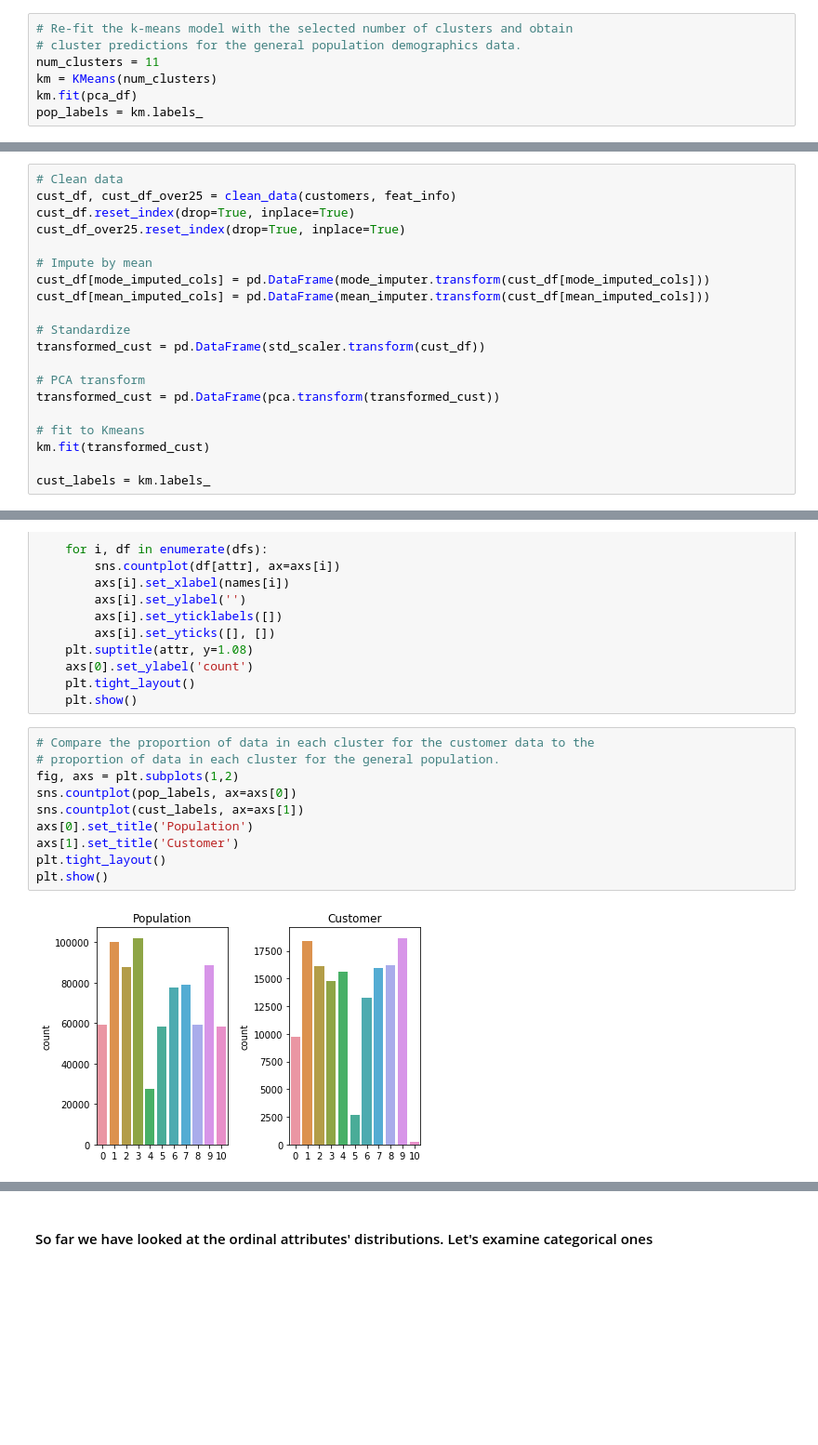
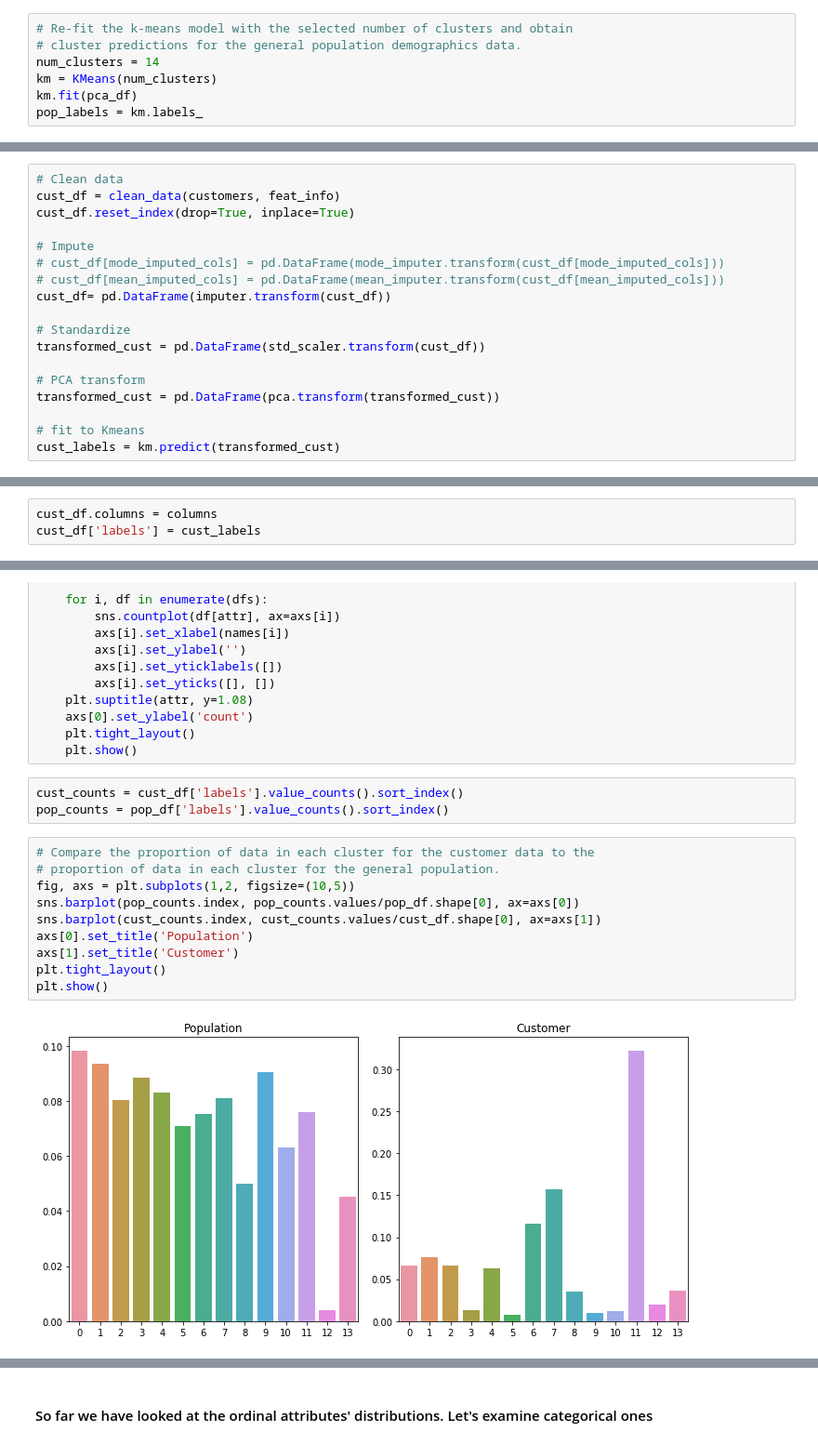
Before and after one commit to Hieuqng/Udacity-s-Data-Scientist-Nano-Degree, a Jupyter notebook: p3_Identify_Customer_Segments/Identify_Customer_Segments.ipynb, the cells around one changed output, grey strips where cells are left out. Shown at 93% size. Saved outputs shown, nothing was run; the diff lists cells and outputs as text; blank space fills up the shorter version.

Commit message:
Use only dataframe whose rows have few missing values. Fix KMeans to predict the customer dataset which was previously been re-fitted.

```diff
--- a/p3_Identify_Customer_Segments/Identify_Customer_Segments.ipynb
+++ b/p3_Identify_Customer_Segments/Identify_Customer_Segments.ipynb
@@ -919,7 +1009,7 @@ plt.plot(range(2, 20), scores, '-o')
 # %%
 # Re-fit the k-means model with the selected number of clusters and obtain
 # cluster predictions for the general population demographics data.
-num_clusters = 11
+num_clusters = 14
 km = KMeans(num_clusters)
 km.fit(pca_df)
 pop_labels = km.labels_
@@ -940,13 +1030,13 @@ Now that you have clusters and cluster centers for the general population, it's
 customers = pd.read_csv('Udacity_CUSTOMERS_Subset.csv', delimiter=';')
 # %%
 # Clean data
-cust_df, cust_df_over25 = clean_data(customers, feat_info)
+cust_df = clean_data(customers, feat_info)
 cust_df.reset_index(drop=True, inplace=True)
-cust_df_over25.reset_index(drop=True, inplace=True)
 
-# Impute by mean
-cust_df[mode_imputed_cols] = pd.DataFrame(mode_imputer.transform(cust_df[mode_imputed_cols]))
-cust_df[mean_imputed_cols] = pd.DataFrame(mean_imputer.transform(cust_df[mean_imputed_cols]))
+# Impute
+# cust_df[mode_imputed_cols] = pd.DataFrame(mode_imputer.transform(cust_df[mode_imputed_cols]))
+# cust_df[mean_imputed_cols] = pd.DataFrame(mean_imputer.transform(cust_df[mean_imputed_cols]))
+cust_df= pd.DataFrame(imputer.transform(cust_df))
 
 # Standardize
 transformed_cust = pd.DataFrame(std_scaler.transform(cust_df))
@@ -955,9 +1045,7 @@ transformed_cust = pd.DataFrame(std_scaler.transform(cust_df))
 transformed_cust = pd.DataFrame(pca.transform(transformed_cust))
 
 # fit to Kmeans
-km.fit(transformed_cust)
-
-cust_labels = km.labels_
+cust_labels = km.predict(transformed_cust)
 # %% [markdown]
 ### Step 3.3: Compare Customer Data to Demographics Data
 
@@ -980,0 +1062,3 @@ cust_df['labels'] = cust_labels
+# %%
+cust_df.columns = columns
+cust_df['labels'] = cust_labels
@@ -1008,17 +1096,20 @@ def plot_feature(dfs, attr, names):
     axs[0].set_ylabel('count')
     plt.tight_layout()
     plt.show()
+# %%
+cust_counts = cust_df['labels'].value_counts().sort_index()
+pop_counts = pop_df['labels'].value_counts().sort_index()
 # %%
 # Compare the proportion of data in each cluster for the customer data to the
 # proportion of data in each cluster for the general population.
-fig, axs = plt.subplots(1,2)
-sns.countplot(pop_labels, ax=axs[0])
-sns.countplot(cust_labels, ax=axs[1])
+fig, axs = plt.subplots(1,2, figsize=(10,5))
+sns.barplot(pop_counts.index, pop_counts.values/pop_df.shape[0], ax=axs[0])
+sns.barplot(cust_counts.index, cust_counts.values/cust_df.shape[0], ax=axs[1])
 axs[0].set_title('Population')
 axs[1].set_title('Customer')
 plt.tight_layout()
 plt.show()
 # %% [output]
-[figure, old version]
+[figure, new version]
 # %% [markdown]
 ##### What kinds of people are part of a cluster that is overrepresented in the customer data compared to the general population?
```
Also changed, not shown: parts of 78 cells of this notebook, 1 other file.
